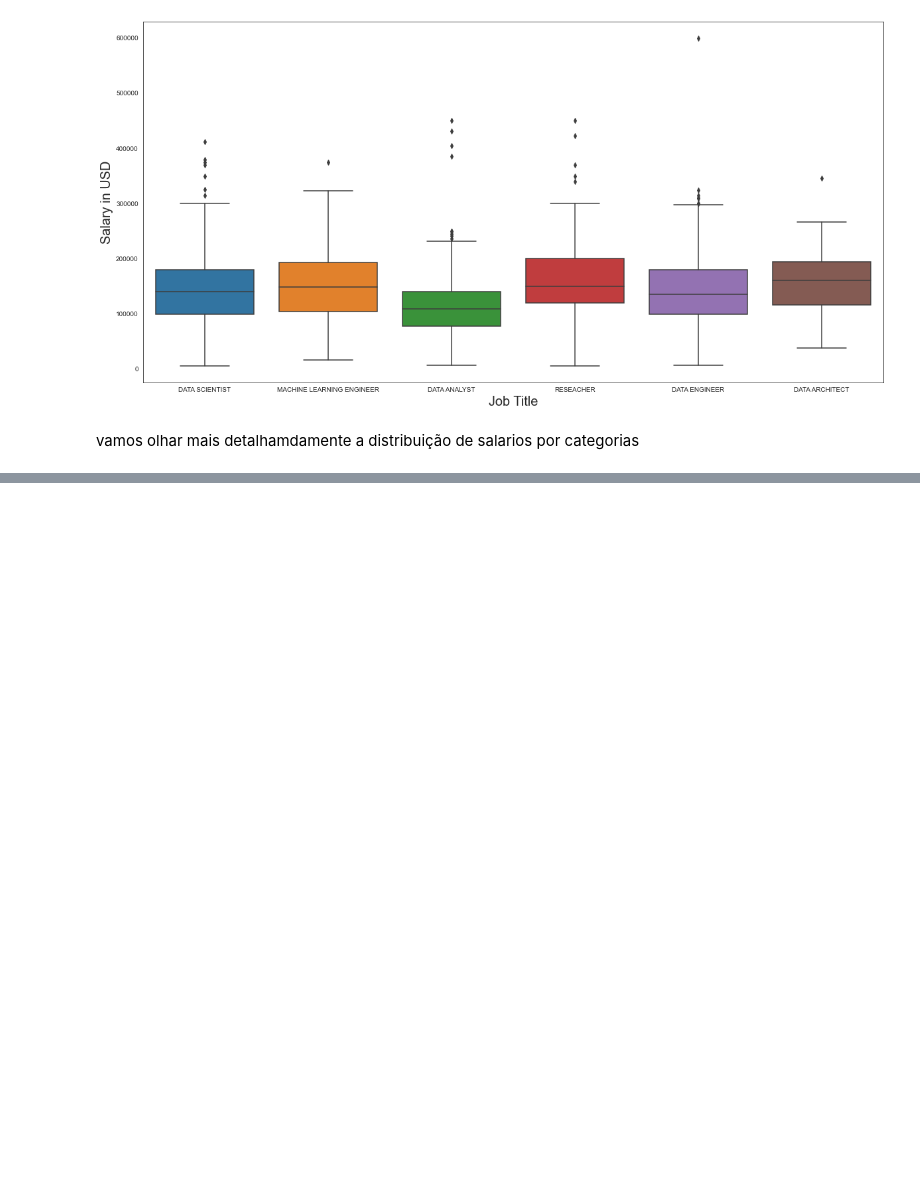
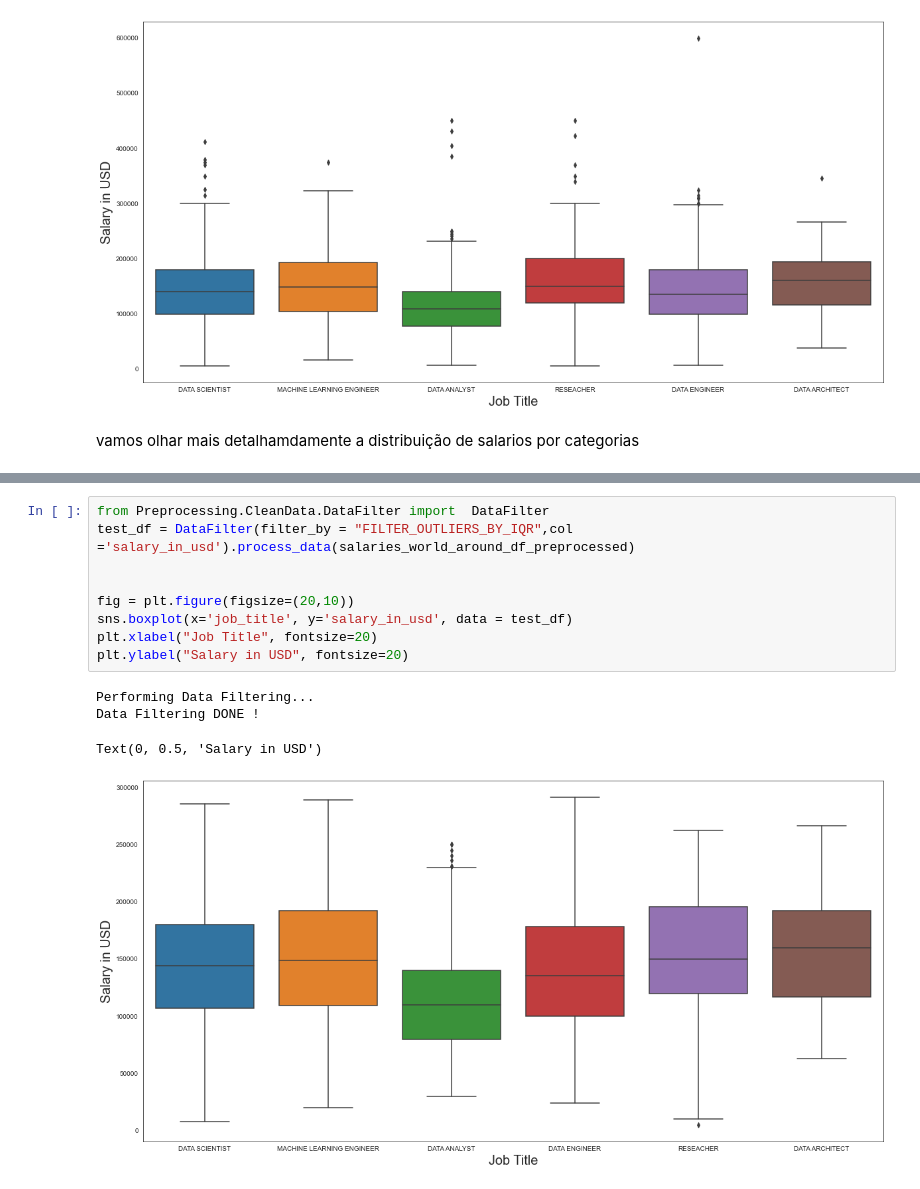
Before and after one commit to lucasvittal2/data_science_job_market_analysis, a Jupyter notebook: SprintI_counting_the_history.ipynb, the cells around one changed output, grey strips where cells are left out. Saved outputs shown, nothing was run; the diff lists cells and outputs as text; blank space fills up the shorter version.

```diff
--- a/SprintI_counting_the_history.ipynb
+++ b/SprintI_counting_the_history.ipynb
@@ -511,0 +620,14 @@ for job, i in zip(jobs, range(0, len(jobs))):
+# %%
+from Preprocessing.CleanData.DataFilter import  DataFilter
+test_df = DataFilter(filter_by = "FILTER_OUTLIERS_BY_IQR",col ='salary_in_usd').process_data(salaries_world_around_df_preprocessed)
+
+
+fig = plt.figure(figsize=(20,10))
+sns.boxplot(x='job_title', y='salary_in_usd', data = test_df)
+plt.xlabel("Job Title", fontsize=20)
+plt.ylabel("Salary in USD", fontsize=20)
+# %% [output]
+Performing Data Filtering...
+Data Filtering DONE !
+Text(0, 0.5, 'Salary in USD')
+[figure, added]
```
Also changed, not shown: parts of 57 cells of this notebook, 3 other files.
